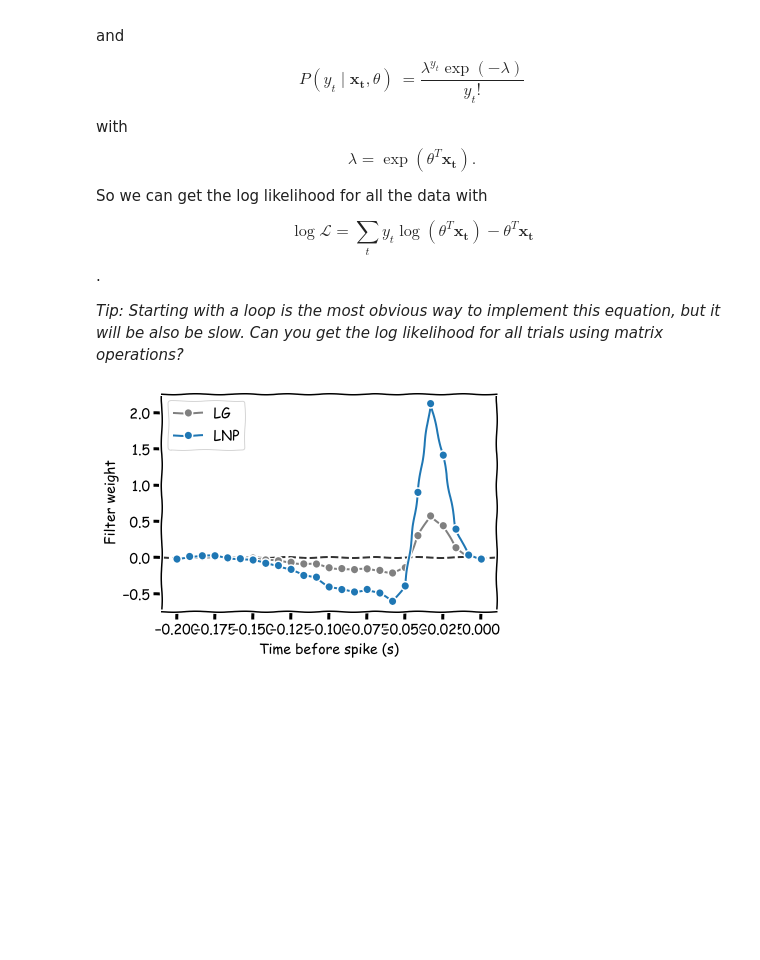
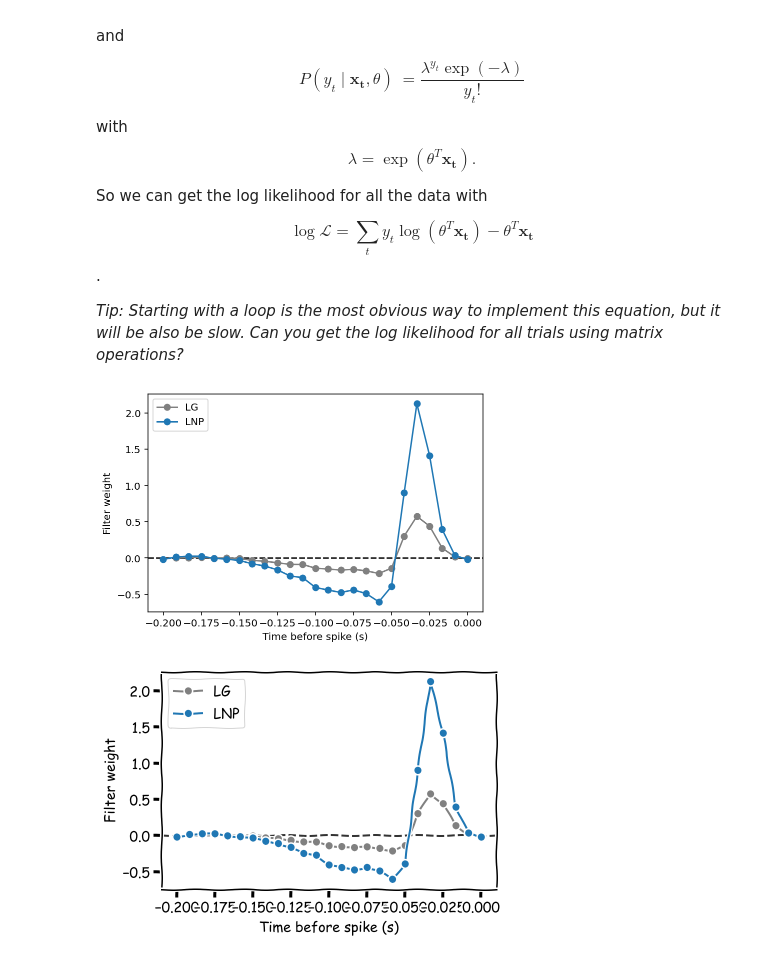
Before and after one commit to hyosubkim/course-content, a Jupyter notebook: tutorials/W1D4-MachineLearning/hyo_W1D4_Tutorial1.ipynb, the cells around one changed output. Cells and saved outputs as stored; diff of their text form; code cells hidden in the pictures; blank space fills up the shorter version.

```diff
--- a/tutorials/W1D4-MachineLearning/hyo_W1D4_Tutorial1.ipynb
+++ b/tutorials/W1D4-MachineLearning/hyo_W1D4_Tutorial1.ipynb
@@ -492,51 +514,53 @@ def neg_log_lik_lnp(theta, X, y):
   """
   #####################################################################
   # Fill in missing code (...) and then remove
-  raise NotImplementedError("Complete the neg_log_lik_lnp function")
+  #raise NotImplementedError("Complete the neg_log_lik_lnp function")
   #####################################################################
 
   # Compute the Poisson log likeliood
 
-  log_lik = ...
+  log_lik = np.log(np.exp(X @ theta)) @ y - np.exp(X @ theta).sum()
 
-  return ...
+  return -log_lik
 
 
 def fit_lnp(X, y, d=25):
   """Obtain MLE parameters for the Poisson GLM.
 
   Args:
     X (2D array): Full design matrix.
     y (1D array): Data values.
     d (number): Number of time lags to use.
 
   Returns:
     1D array: MLE parameters
 
   """
   #####################################################################
   # Fill in missing code (...) and then remove
-  raise NotImplementedError("Complete the fit_lnp function")
+  #raise NotImplementedError("Complete the fit_lnp function")
   #####################################################################
 
   # Build the design matrix
   y = spikes
   constant = np.ones_like(y)
-  X = np.column_stack([constant, make_design_matrix(stim)])
+  X = np.column_stack([constant, make_design_matrix(stim, d=25)])
 
   # Use a random vector of weights to start (mean 0, sd .2)
   x0 = np.random.normal(0, .2, d + 1)
 
   # Find parameters that minmize the negative log likelihood function
-  res = minimize(..., args=(X, y))
+  res = minimize(neg_log_lik_lnp, x0, args=(X, y))
 
-  return ...
+  return res['x']
 
 # Uncomment and run when the functions are ready
-# theta_lnp = fit_lnp(X, spikes)
-# plot_spike_filter(theta_lg[1:], dt_stim, color=".5", label="LG")
-# plot_spike_filter(theta_lnp[1:], dt_stim, label="LNP")
-# plt.legend(loc="upper left");
+theta_lnp = fit_lnp(X, spikes)
+plot_spike_filter(theta_lg[1:], dt_stim, color=".5", label="LG")
+plot_spike_filter(theta_lnp[1:], dt_stim, label="LNP")
+plt.legend(loc="upper left");
+# %% [output]
+[figure, added]
 # %%
 # to_remove solution
 def neg_log_lik_lnp(theta, X, y):
```
Also changed, not shown: parts of 8 cells of this notebook, 3 other files.
